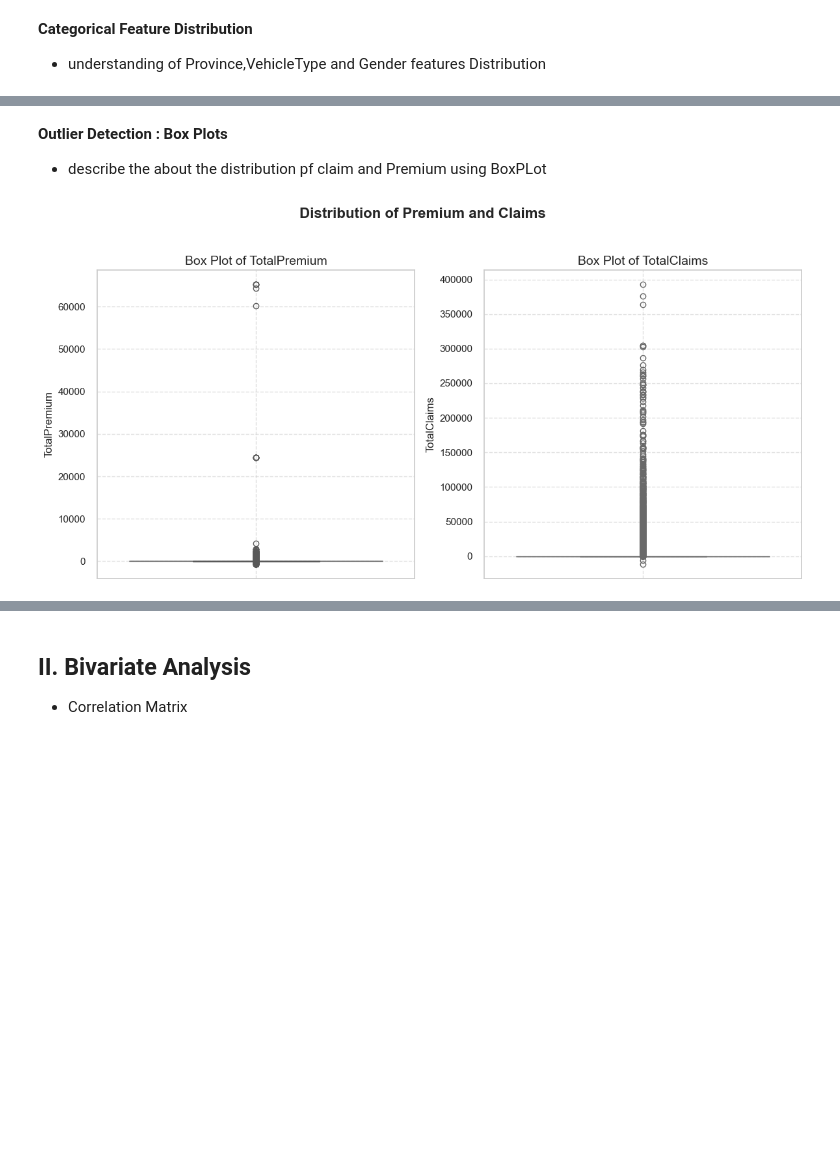
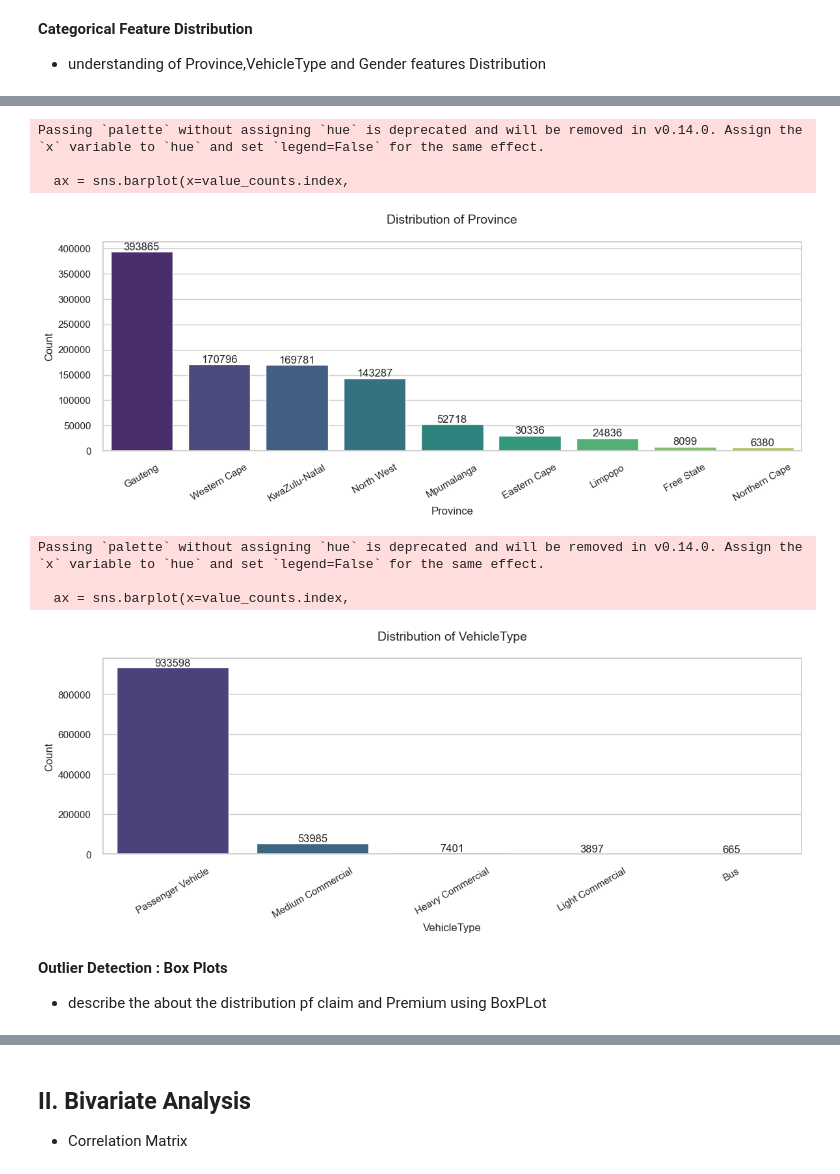
Before and after one commit to nanecha/Insurance_Risk-Analysis_Predictive_Modelling, a Jupyter notebook: notebooks/insurance_analytics.ipynb, the cells around one changed output, grey strips where cells are left out. Saved outputs shown, nothing was run; the diff lists cells and outputs as text; code cells hidden in the pictures; blank space fills up the shorter version.

```diff
--- a/notebooks/insurance_analytics.ipynb
+++ b/notebooks/insurance_analytics.ipynb
@@ -271,26 +194,22 @@ for col in cat_cols:
+# %%
+from src.data_visualization import plot_categorical_distributions
+plot_categorical_distributions(
+    df,
+    categorical_cols=['Province', 'VehicleType'],  # Only plot these columns
+    figsize=(12, 5),
+    rotation=30,
+    palette='viridis',
+    save_path='F:/Insurance_Risk-Analysis_Predictive_Modelling/data/outputs'
+)
+# %% [output]
+Passing `palette` without assigning `hue` is deprecated and will be removed in v0.14.0. Assign the `x` variable to `hue` and set `legend=False` for the same effect.
+
+  ax = sns.barplot(x=value_counts.index,
+[figure, added]
+Passing `palette` without assigning `hue` is deprecated and will be removed in v0.14.0. Assign the `x` variable to `hue` and set `legend=False` for the same effect.
+
+  ax = sns.barplot(x=value_counts.index,
+[figure, added]
 # %% [markdown]
 **Outlier Detection : Box Plots**
 -  describe the about the distribution pf claim and Premium using BoxPLot
-# %%
-#Outlier Detection #: Box Plots
- #Set seaborn style and color palette
-sns.set(style="whitegrid", palette="pastel")
-# Optional: Set a custom color palette
-colors = sns.color_palette("Set2")
-plt.figure(figsize=(12, 6))
-
-# List of columns to plot
-cols = ['TotalPremium', 'TotalClaims']
-
-for i, col in enumerate(cols, 1):
-    plt.subplot(1, 2, i)
-    sns.boxplot(y=df[col], color=colors[i - 1])
-    plt.title(f'Box Plot of {col}', fontsize=14)
-    plt.ylabel(col, fontsize=12)
-    plt.grid(True, linestyle='--', alpha=0.6)
-
-plt.suptitle("Distribution of Premium and Claims", fontsize=16, fontweight='bold')
-plt.tight_layout(rect=[0, 0, 1, 0.95])  # leave space for suptitle
-plt.show()
-# %% [output]
-[figure, removed]
```
Also changed, not shown: parts of 14 cells of this notebook.
